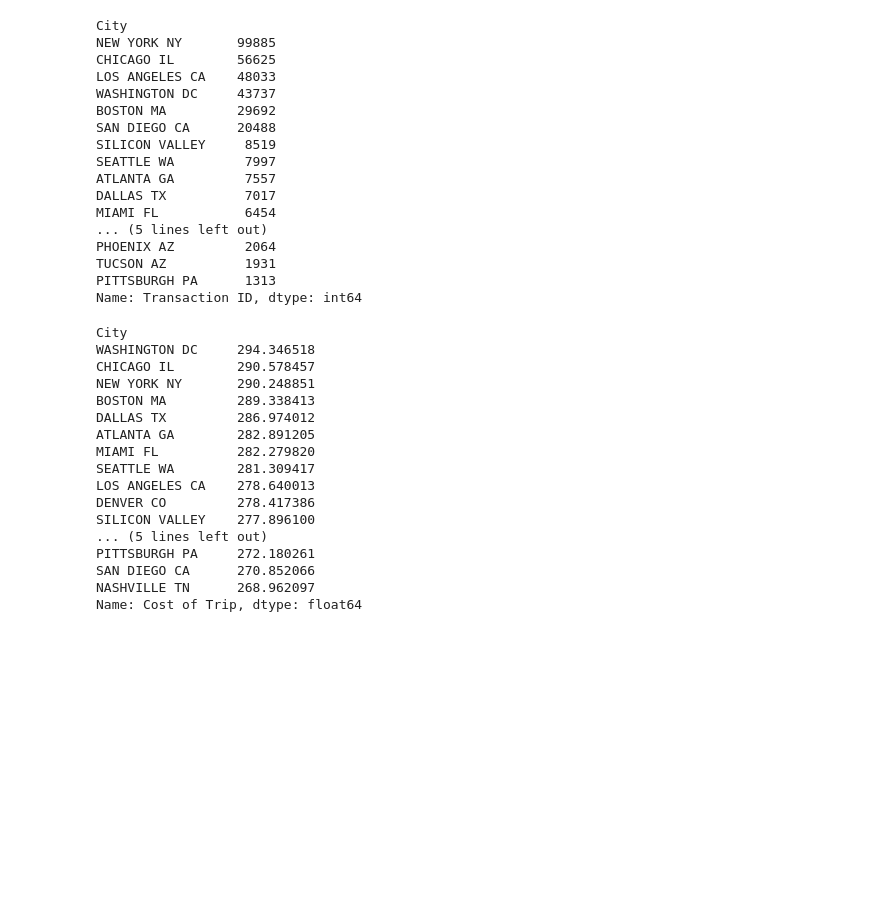
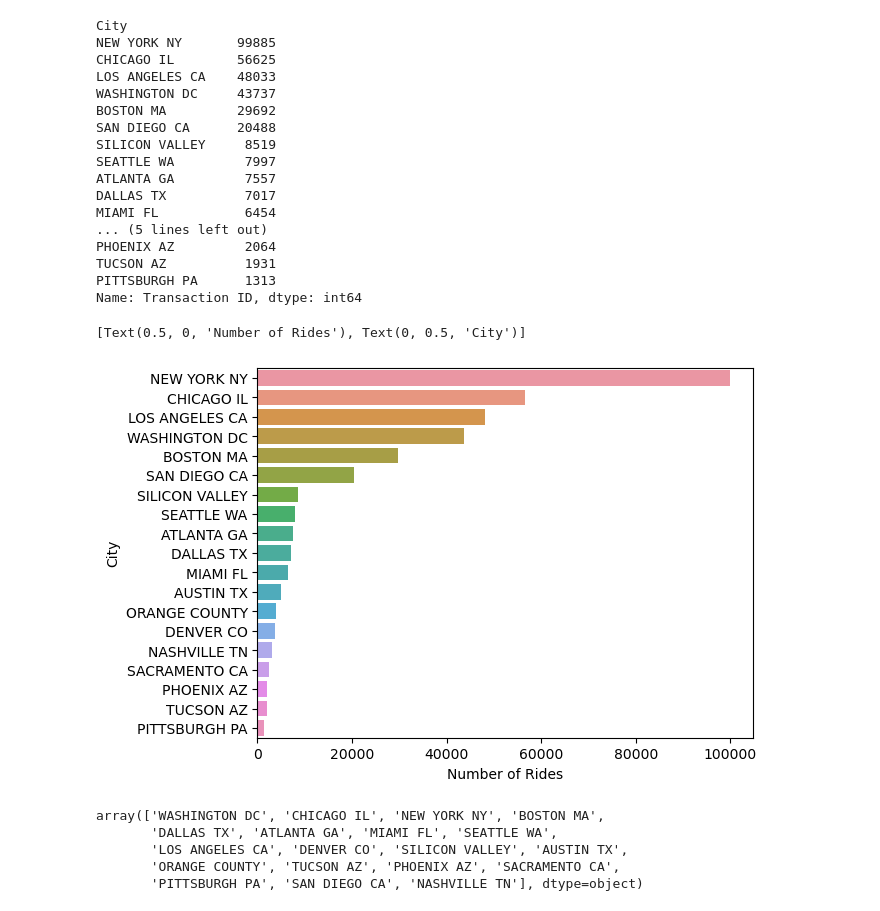
Before and after one commit to paulsoriiiano/G2M-Case-Study, a Jupyter notebook: G2M_Case_Study.ipynb, the cells around one changed output. Cells and saved outputs as stored; diff of their text form; code cells hidden in the pictures; blank space fills up the shorter version.

```diff
--- a/G2M_Case_Study.ipynb
+++ b/G2M_Case_Study.ipynb
@@ -142,23 +233,18 @@ PHOENIX AZ         2064
 TUCSON AZ          1931
 PITTSBURGH PA      1313
 Name: Transaction ID, dtype: int64
+# %%
+ride_count = sns.countplot(y='City', data=cabs, orient='h', order=cabs['City'].value_counts(ascending=False).index)
+ride_count.set(xlabel='Number of Rides', ylabel='City')
+# %% [output]
+[Text(0.5, 0, 'Number of Rides'), Text(0, 0.5, 'City')]
+[figure, added]
 # %%
-cabs.groupby('City')['Cost of Trip'].mean().sort_values(ascending=False)
+mean_cost_order = cabs.groupby('City')['Cost of Trip'].mean().sort_values(ascending=False).index.values
+mean_cost_order
 # %% [output]
-City
-WASHINGTON DC     294.346518
-CHICAGO IL        290.578457
-NEW YORK NY       290.248851
-BOSTON MA         289.338413
-DALLAS TX         286.974012
-ATLANTA GA        282.891205
-MIAMI FL          282.279820
-SEATTLE WA        281.309417
-LOS ANGELES CA    278.640013
-DENVER CO         278.417386
-SILICON VALLEY    277.896100
-... (5 lines left out)
-PITTSBURGH PA     272.180261
-SAN DIEGO CA      270.852066
-NASHVILLE TN      268.962097
-Name: Cost of Trip, dtype: float64
+array(['WASHINGTON DC', 'CHICAGO IL', 'NEW YORK NY', 'BOSTON MA',
+       'DALLAS TX', 'ATLANTA GA', 'MIAMI FL', 'SEATTLE WA',
+       'LOS ANGELES CA', 'DENVER CO', 'SILICON VALLEY', 'AUSTIN TX',
+       'ORANGE COUNTY', 'TUCSON AZ', 'PHOENIX AZ', 'SACRAMENTO CA',
+       'PITTSBURGH PA', 'SAN DIEGO CA', 'NASHVILLE TN'], dtype=object)
```
Also changed, not shown: parts of 52 cells of this notebook.
